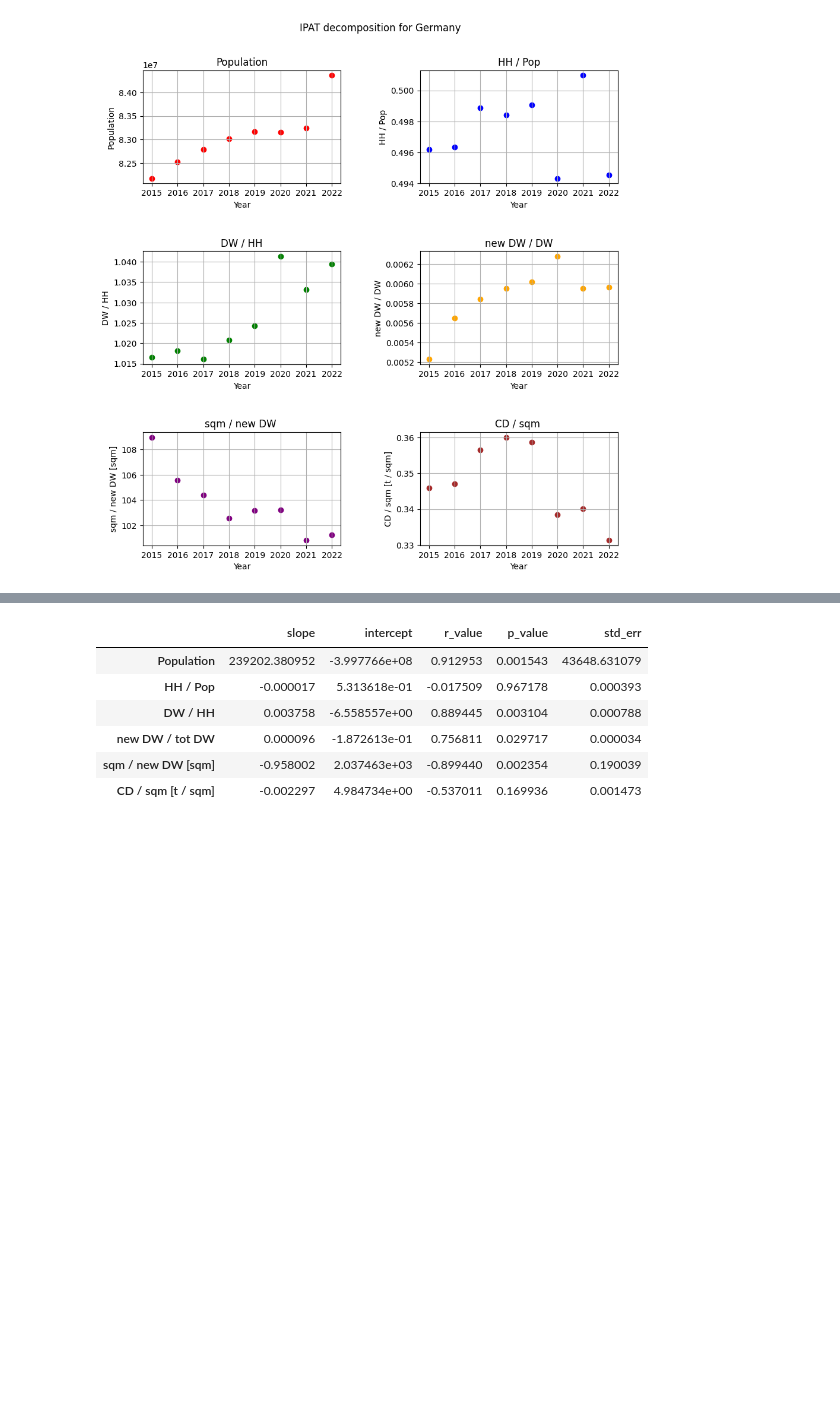
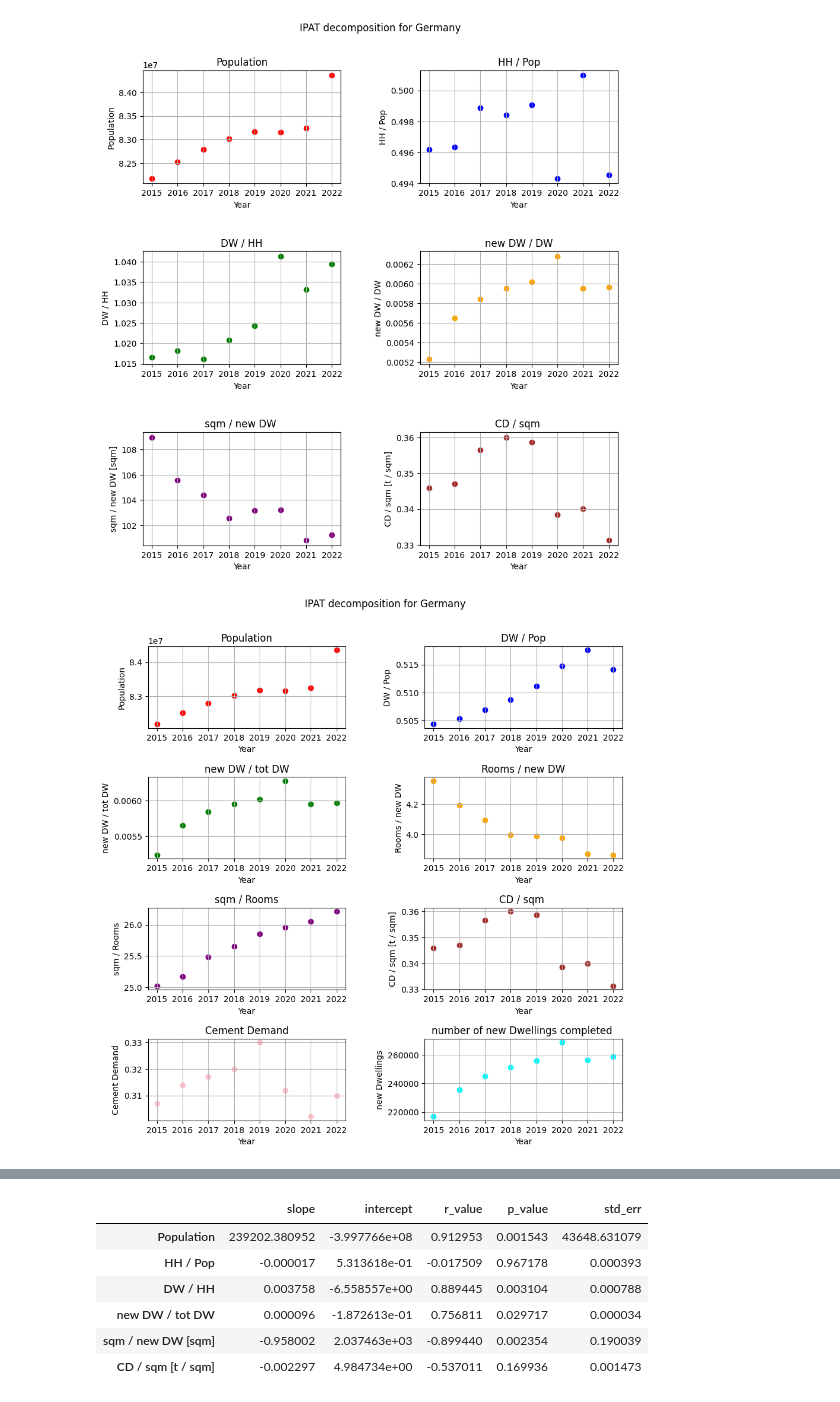
Before and after one commit to pietropecchini/Economic-Growth-and-Sustainability, a Jupyter notebook: analysis.ipynb, the cells around one changed output, grey strips where cells are left out. Cells and saved outputs as stored; diff of their text form; code cells hidden in the pictures; blank space fills up the shorter version.

```diff
--- a/analysis.ipynb
+++ b/analysis.ipynb
@@ -86,3 +86,69 @@ axs[2,1].grid()
 plt.show()
 # %% [output]
 [figure]
+# %%
+# Plots graphs for every column in the ipat decomposition with nice different colors
+
+fig, axs = plt.subplots(4, 2, figsize=(10, 10))
+fig.suptitle('IPAT decomposition for Germany')
+plt.subplots_adjust(left=0.1, bottom=0.1, right=0.9, top=0.9, wspace=0.4, hspace=0.6)
+
+axs[0, 0].scatter(ipat.index, ipat['Population'], color='red', marker='o')
+axs[0, 0].set_title('Population')
+axs[0,0].set_ylabel('Population')
+axs[0,0].set_xlabel('Year')
+axs[0,0].set_xticks(range(int(axs[0,0].get_xlim()[0])+1, int(axs[0,0].get_xlim()[1]) + 1))
+axs[0,0].grid()
+
+axs[0, 1].scatter(ipat.index, ipat['DW / Pop'], color='blue', marker='o')
+axs[0, 1].set_title('DW / Pop')
+axs[0,1].set_ylabel('DW / Pop')
+axs[0,1].set_xlabel('Year')
+axs[0,1].set_xticks(range(int(axs[0,1].get_xlim()[0])+1, int(axs[0,1].get_xlim()[1]) + 1))
+axs[0,1].grid()
+
+axs[1, 0].scatter(ipat.index, ipat['new DW / tot DW'], color='green', marker='o')
+axs[1, 0].set_title('new DW / tot DW')
+axs[1,0].set_ylabel('new DW / tot DW')
+axs[1,0].set_xlabel('Year')
+axs[1,0].set_xticks(range(int(axs[1,0].get_xlim()[0])+1, int(axs[1,0].get_xlim()[1]) + 1))
+axs[1,0].grid()
+
+axs[1, 1].scatter(ipat.index, ipat['Rooms / new DW'], color='orange', marker='o')
+axs[1, 1].set_title('Rooms / new DW')
+axs[1,1].set_ylabel('Rooms / new DW')
+axs[1,1].set_xlabel('Year')
+axs[1,1].set_xticks(range(int(axs[1,1].get_xlim()[0])+1, int(axs[1,1].get_xlim()[1]) + 1))
+axs[1,1].grid()
+
+axs[2, 0].scatter(ipat.index, ipat['sqm / Rooms'], color='purple', marker='o')
+axs[2, 0].set_title('sqm / Rooms')
+axs[2,0].set_ylabel('sqm / Rooms')
+axs[2,0].set_xlabel('Year')
+axs[2,0].set_xticks(range(int(axs[2,0].get_xlim()[0])+1, int(axs[2,0].get_xlim()[1]) + 1))
+axs[2,0].grid()
+
+axs[2, 1].scatter(ipat.index, ipat['CD / sqm [t / sqm]'], color='brown', marker='o')
+axs[2, 1].set_title('CD / sqm ')
+axs[2,1].set_ylabel('CD / sqm [t / sqm]')
+axs[2,1].set_xlabel('Year')
+axs[2,1].set_xticks(range(int(axs[2,1].get_xlim()[0])+1, int(axs[2,1].get_xlim()[1]) + 1))
+axs[2,1].grid()
+
+axs[3, 0].scatter(ipat.index, ipat['private CD'], color='pink', marker='o')
+axs[3, 0].set_title('Cement Demand')
+axs[3,0].set_ylabel('Cement Demand')
+axs[3,0].set_xlabel('Year')
+axs[3,0].set_xticks(range(int(axs[2,0].get_xlim()[0])+1, int(axs[2,0].get_xlim()[1]) + 1))
+axs[3,0].grid()
+
+axs[3, 1].scatter(ipat.index, ipat['new DW'], color='cyan', marker='o')
+axs[3, 1].set_title('number of new Dwellings completed ')
+axs[3,1].set_ylabel('new Dwellings')
+axs[3,1].set_xlabel('Year')
+axs[3,1].set_xticks(range(int(axs[2,1].get_xlim()[0])+1, int(axs[2,1].get_xlim()[1]) + 1))
+axs[3,1].grid()
+
+plt.show()
+# %% [output]
+[figure, added]
```
Also changed, not shown: parts of 2 cells of this notebook, 1 other file.
